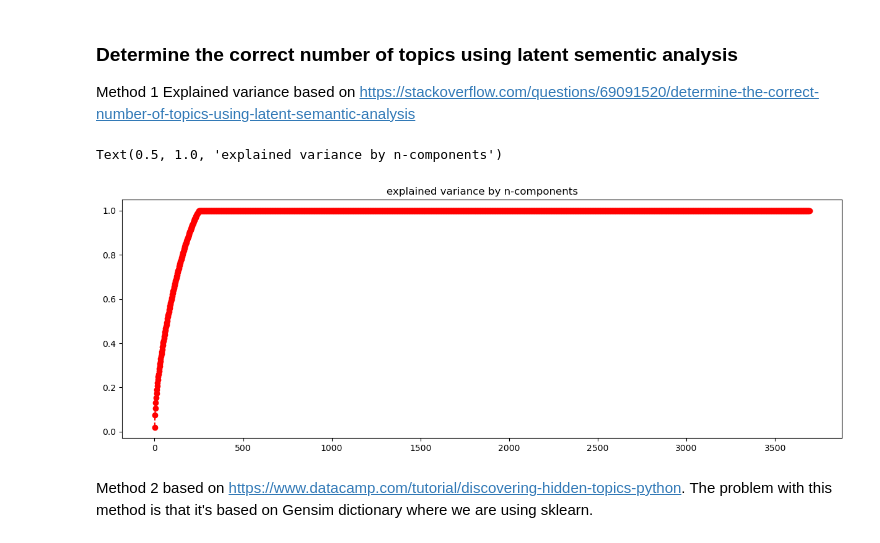
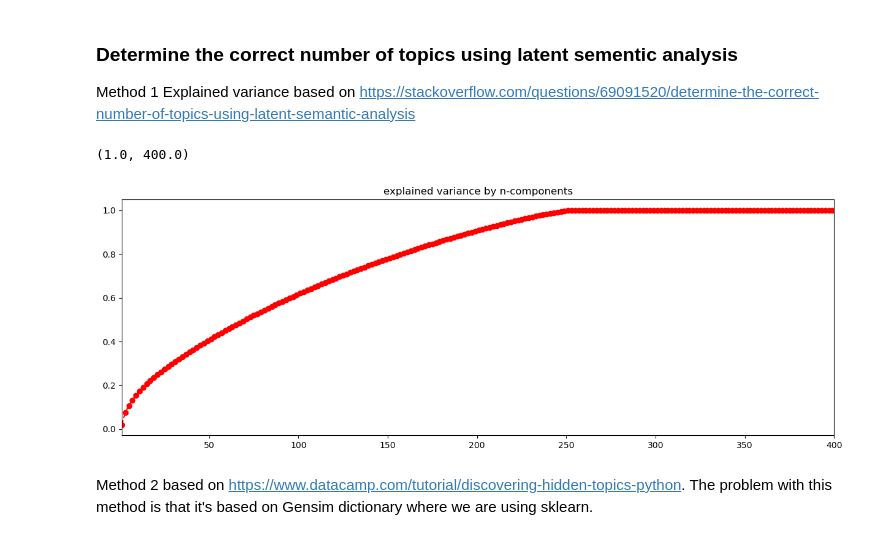
Before and after one commit to kjkoster/execute-enexis, a Jupyter notebook: notebooks/02 enexis governance -- LSA.ipynb, the cells around one changed output. Cells and saved outputs as stored; diff of their text form; code cells hidden in the pictures.

```diff
--- a/notebooks/02 enexis governance -- LSA.ipynb
+++ b/notebooks/02 enexis governance -- LSA.ipynb
@@ -468,18 +468,19 @@ Method 1 Explained variance based on https://stackoverflow.com/questions/6909152
 # %%
 performance = []
 test = range(1, document_term_matrix.shape[1], 2)
 
 for n in test:
     svd = TruncatedSVD(n_components=n)
     lsa = svd.fit(document_term_matrix)
     performance.append(lsa.explained_variance_ratio_.sum())
 
 fig = plt.figure(figsize=(15, 5))
 plt.plot(test, performance, 'ro--')
 plt.title('explained variance by n-components')
+plt.xlim(1, 400)
 # %% [output]
-Text(0.5, 1.0, 'explained variance by n-components')
+(1.0, 400.0)
-[figure, old version]
+[figure, new version]
 # %% [markdown]
 Method 2 based on https://www.datacamp.com/tutorial/discovering-hidden-topics-python.
 The problem with this method is that it's based on Gensim dictionary where we are using sklearn.
```
